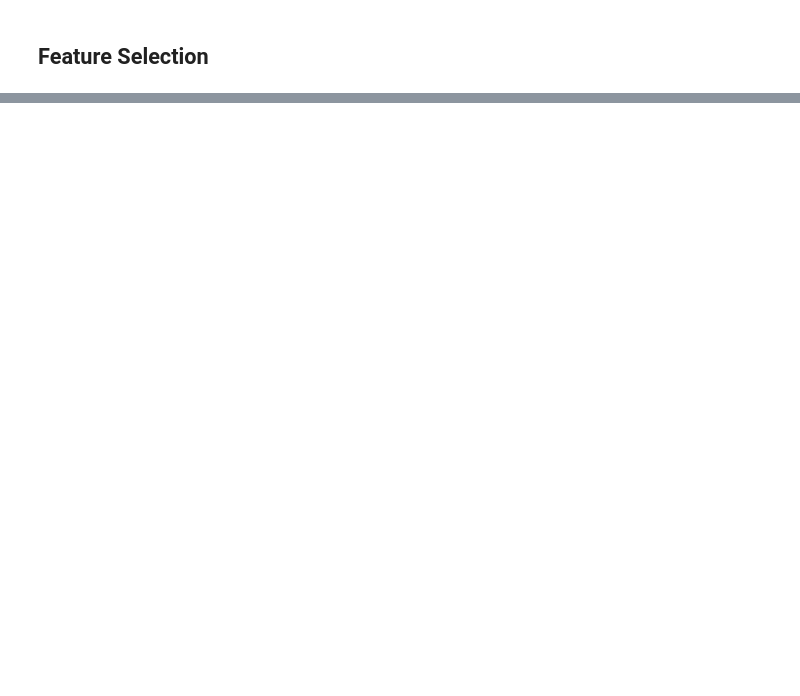
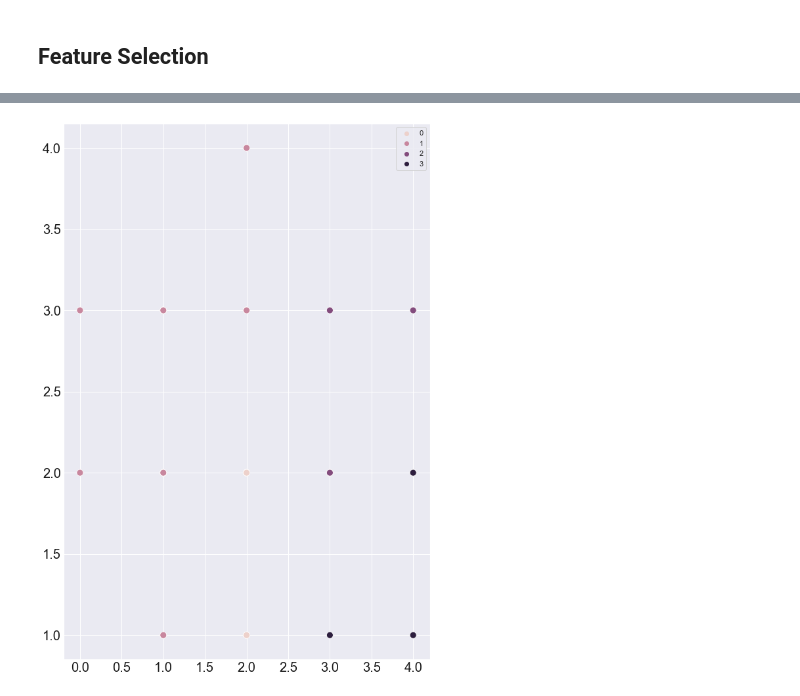
Before and after one commit to keanubowker8/K-Means-Whiskey-Distilleries, a Jupyter notebook: Untitled.ipynb, the cells around one changed output, grey strips where cells are left out. Drawn from its saved outputs; the diff is of its cells as text; code cells hidden in the pictures; blank space fills up the shorter version.

```diff
--- a/Untitled.ipynb
+++ b/Untitled.ipynb
@@ -94,0 +148,10 @@ sns.pairplot(whiskey_df, palette="husl")
+# %%
+plt.subplots(1,figsize=(10,15))
+sns.scatterplot(x=X[:, 0], y=X[:, 1], hue=kmodel.labels_,s=100)
+#plt.legend(['Iris-versicolor','Iris-setosa','Iris-virginica'])
+#plt.set_xlabel('PetalLengthCm', fontsize=18)
+#plt.set_ylabel('PetalWidthCm', fontsize=18)
+plt.tick_params(direction='in', length=10, width=5, colors='k', labelsize=20)
+#plt.set_title('Predicted', fontsize=18)
+# %% [output]
+[figure, added]
```
Also changed, not shown: parts of 11 cells of this notebook.
